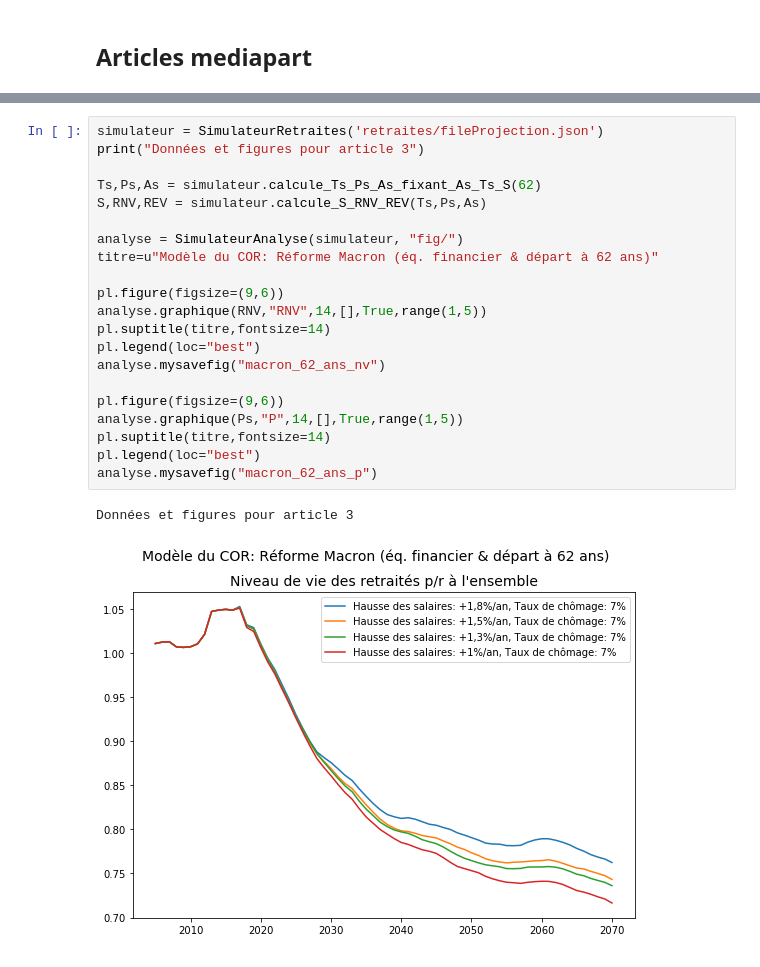
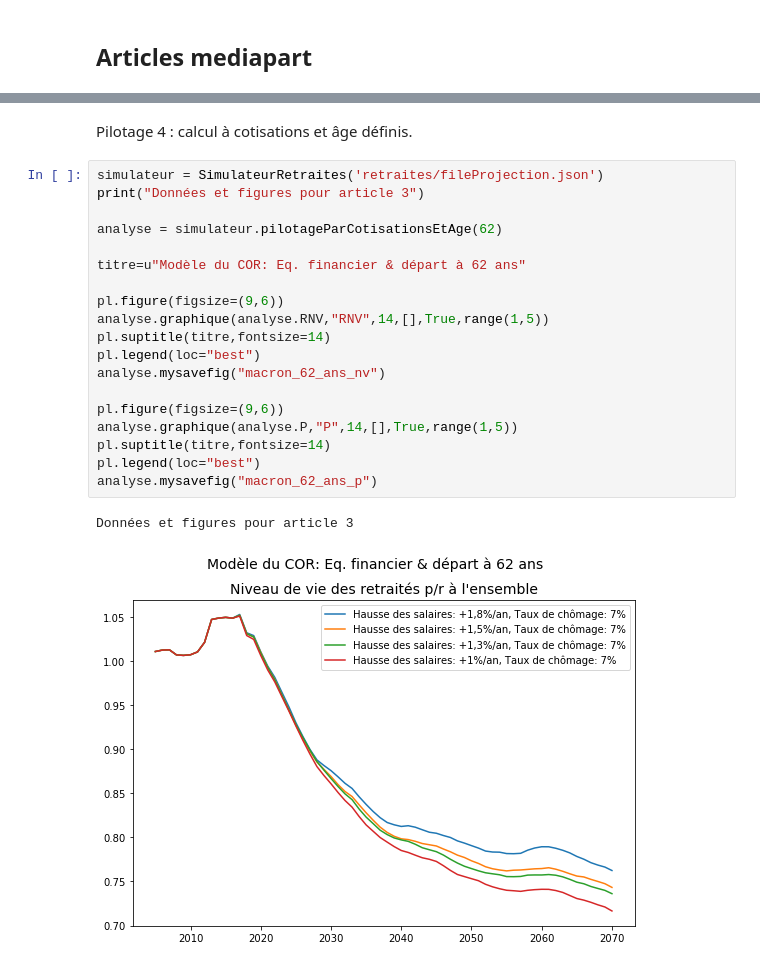
Before and after one commit to brunoscherrer/retraites, a Jupyter notebook: index.ipynb, the cells around one changed output, grey strips where cells are left out. Cells and saved outputs as stored; diff of their text form.

```diff
--- a/index.ipynb
+++ b/index.ipynb
@@ -245,27 +236,27 @@ Age:
 45.2
 44.5
 43.7
+# %% [markdown]
+Pilotage 4 : calcul à cotisations et âge définis.
 # %%
 simulateur = SimulateurRetraites('retraites/fileProjection.json')
 print("Données et figures pour article 3")
 
-Ts,Ps,As = simulateur.calcule_Ts_Ps_As_fixant_As_Ts_S(62)
-S,RNV,REV = simulateur.calcule_S_RNV_REV(Ts,Ps,As)
+analyse = simulateur.pilotageParCotisationsEtAge(62)
 
-analyse = SimulateurAnalyse(simulateur, "fig/")
-titre=u"Modèle du COR: Réforme Macron (éq. financier & départ à 62 ans)"
+titre=u"Modèle du COR: Eq. financier & départ à 62 ans"
 
 pl.figure(figsize=(9,6))
-analyse.graphique(RNV,"RNV",14,[],True,range(1,5))
+analyse.graphique(analyse.RNV,"RNV",14,[],True,range(1,5))
 pl.suptitle(titre,fontsize=14)
 pl.legend(loc="best")
 analyse.mysavefig("macron_62_ans_nv")
 
 pl.figure(figsize=(9,6))
-analyse.graphique(Ps,"P",14,[],True,range(1,5))
+analyse.graphique(analyse.P,"P",14,[],True,range(1,5))
 pl.suptitle(titre,fontsize=14)
 pl.legend(loc="best")
 analyse.mysavefig("macron_62_ans_p")
 # %% [output]
 Données et figures pour article 3
-[figure, old version]
+[figure, new version]
```
Also changed, not shown: parts of 14 cells of this notebook, 38 other files.
